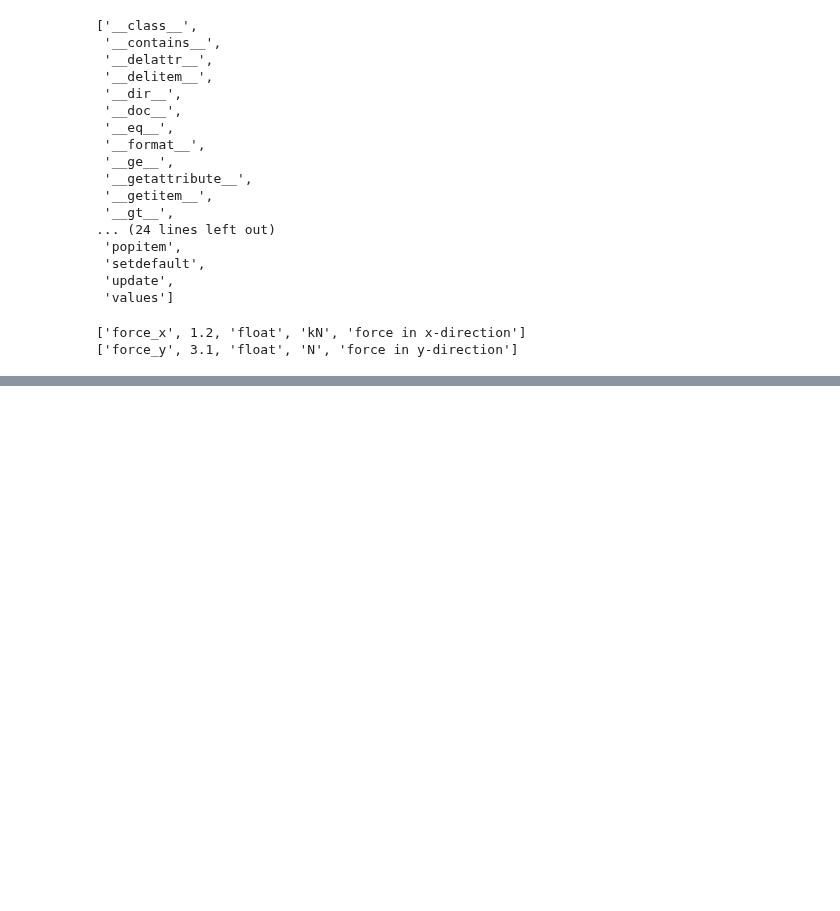
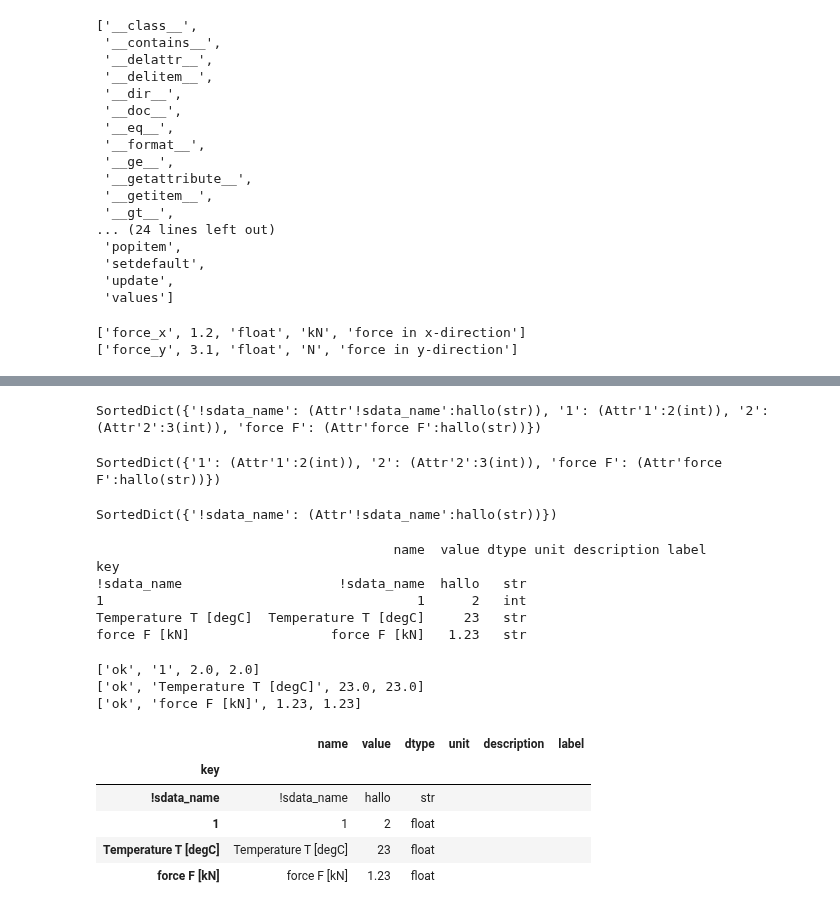
Before and after one commit to lepy/sdata, a Jupyter notebook: ipynb/sdata_metadata.ipynb, the cells around one changed output, grey strips where cells are left out. Cells and saved outputs as stored; diff of their text form; code cells hidden in the pictures; blank space fills up the shorter version.

```diff
--- a/ipynb/sdata_metadata.ipynb
+++ b/ipynb/sdata_metadata.ipynb
@@ -428,0 +404,39 @@ m.df
+# %%
+m.attributes
+# %% [output]
+SortedDict({'!sdata_name': (Attr'!sdata_name':hallo(str)), '1': (Attr'1':2(int)), '2': (Attr'2':3(int)), 'force F': (Attr'force F':hallo(str))})
+# %%
+m.user_attributes
+# %% [output]
+SortedDict({'1': (Attr'1':2(int)), '2': (Attr'2':3(int)), 'force F': (Attr'force F':hallo(str))})
+# %%
+m.sdata_attributes
+# %% [output]
+SortedDict({'!sdata_name': (Attr'!sdata_name':hallo(str))})
+# %%
+m = sdata.Metadata.from_list([[1,2],
+                              ["!sdata_name", "hallo"],
+                              ["Temperature T [degC]", "23", "str"],
+                              ["force F [kN]", "1.23", "str"]
+                             ])
+print(m.df)
+# %% [output]
+                                      name  value dtype unit description label
+key
+!sdata_name                    !sdata_name  hallo   str
+1                                        1      2   int
+Temperature T [degC]  Temperature T [degC]     23   str
+force F [kN]                  force F [kN]   1.23   str
+# %%
+m.guess_value_dtype()
+m.df
+# %% [output]
+['ok', '1', 2.0, 2.0]
+['ok', 'Temperature T [degC]', 23.0, 23.0]
+['ok', 'force F [kN]', 1.23, 1.23]
+|  | name | value | dtype | unit | description | label |
+| key |  |  |  |  |  |  |
+| !sdata_name | !sdata_name | hallo | str |  |  |  |
+| 1 | 1 | 2 | float |  |  |  |
+| Temperature T [degC] | Temperature T [degC] | 23 | float |  |  |  |
+| force F [kN] | force F [kN] | 1.23 | float |  |  |  |
```
Also changed, not shown: parts of 36 cells of this notebook, 2 other files.
